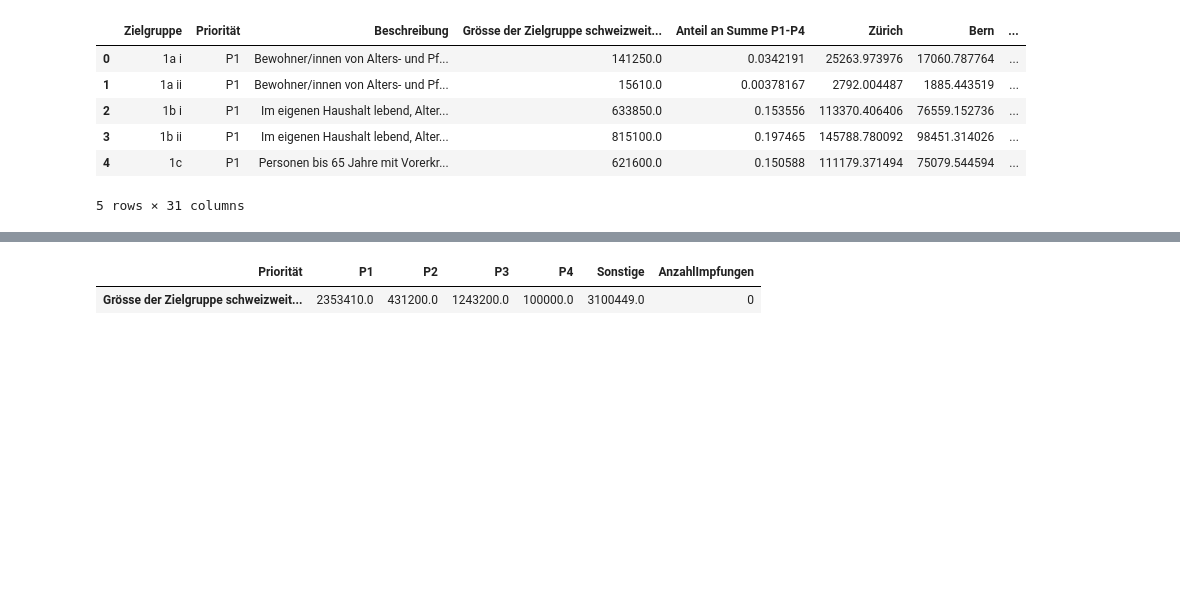
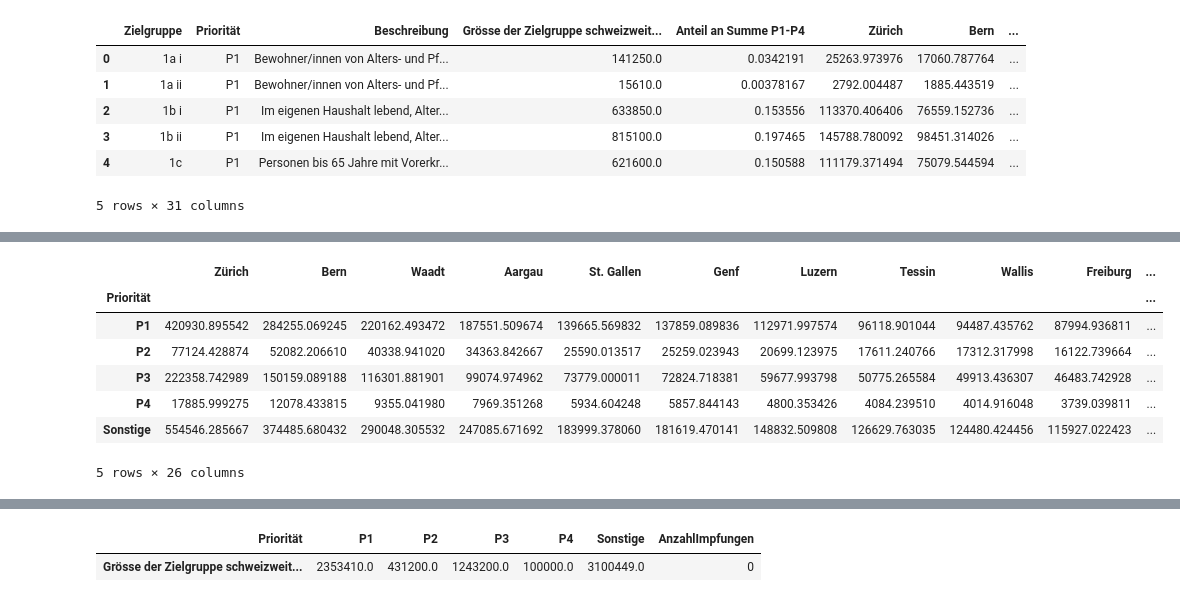
Before and after one commit to Kim-Morgaine/-petproject_impfcounter, a Jupyter notebook: vis_exploration.ipynb, the cells around one changed output, grey strips where cells are left out. Cells and saved outputs as stored; diff of their text form; code cells hidden in the pictures; blank space fills up the shorter version.

```diff
--- a/vis_exploration.ipynb
+++ b/vis_exploration.ipynb
@@ -35,0 +48,11 @@ impf_plt["AnzahlImpfungen"] = 0
+# %%
+df
+# %% [output]
+|  | Zürich | Bern | Waadt | Aargau | St. Gallen | Genf | Luzern | Tessin | Wallis | Freiburg | ... |
+| Priorität |  |  |  |  |  |  |  |  |  |  | ... |
+| P1 | 420930.895542 | 284255.069245 | 220162.493472 | 187551.509674 | 139665.569832 | 137859.089836 | 112971.997574 | 96118.901044 | 94487.435762 | 87994.936811 | ... |
+| P2 | 77124.428874 | 52082.206610 | 40338.941020 | 34363.842667 | 25590.013517 | 25259.023943 | 20699.123975 | 17611.240766 | 17312.317998 | 16122.739664 | ... |
+| P3 | 222358.742989 | 150159.089188 | 116301.881901 | 99074.974962 | 73779.000011 | 72824.718381 | 59677.993798 | 50775.265584 | 49913.436307 | 46483.742928 | ... |
+| P4 | 17885.999275 | 12078.433815 | 9355.041980 | 7969.351268 | 5934.604248 | 5857.844143 | 4800.353426 | 4084.239510 | 4014.916048 | 3739.039811 | ... |
+| Sonstige | 554546.285667 | 374485.680432 | 290048.305532 | 247085.671692 | 183999.378060 | 181619.470141 | 148832.509808 | 126629.763035 | 124480.424456 | 115927.022423 | ... |
+5 rows × 26 columns
```
Also changed, not shown: parts of 6 cells of this notebook, 1 other file.
